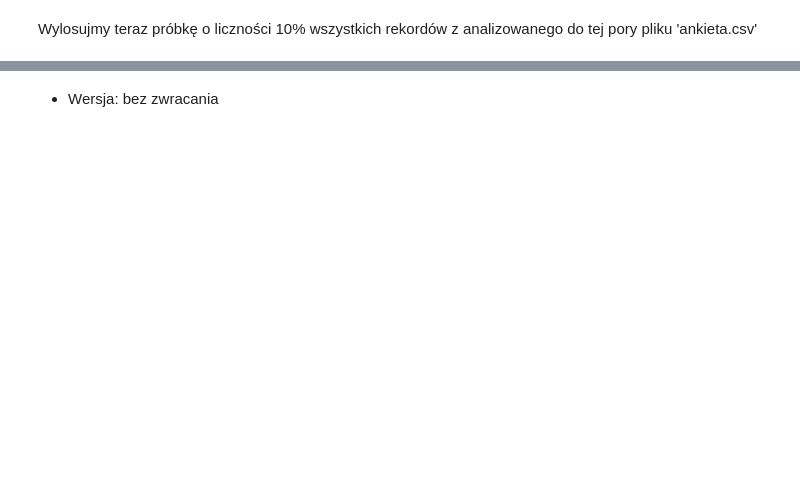
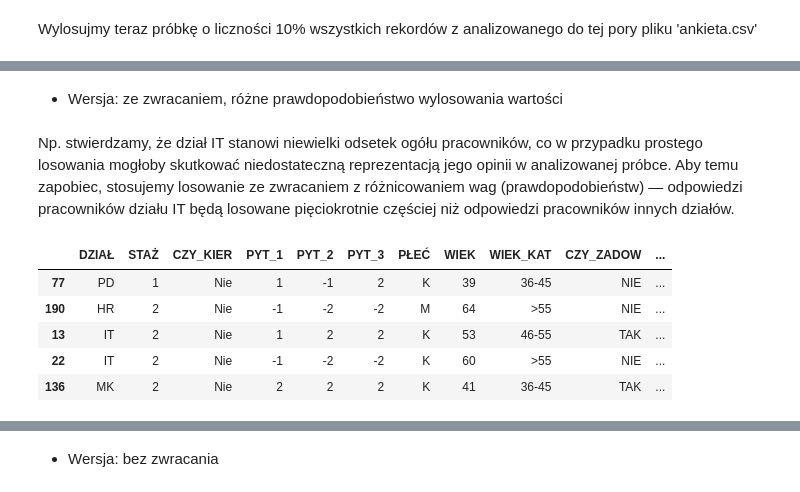
Before and after one commit to Jagaxxx/ADA_raporty, a Jupyter notebook: raport1/raport_l1.ipynb, the cells around one changed output, grey strips where cells are left out. Saved outputs shown, nothing was run; the diff lists cells and outputs as text; code cells hidden in the pictures; blank space fills up the shorter version.

```diff
--- a/raport1/raport_l1.ipynb
+++ b/raport1/raport_l1.ipynb
@@ -542,0 +579,19 @@ repeated
+# %% [markdown]
+- Wersja: ze zwracaniem, różne prawdopodobieństwo wylosowania wartości
+# %% [markdown]
+Np. stwierdzamy, że dział IT stanowi niewielki odsetek ogółu pracowników, co w przypadku prostego losowania mogłoby skutkować niedostateczną reprezentacją jego opinii w analizowanej próbce. Aby temu zapobiec, stosujemy losowanie ze zwracaniem z różnicowaniem wag (prawdopodobieństw) — odpowiedzi pracowników działu IT będą losowane pięciokrotnie częściej niż odpowiedzi pracowników innych działów.
+# %%
+weights = data["DZIAŁ"].apply(lambda x: 5 if x == "IT" else 1).astype(float)
+probs = weights / weights.sum()
+
+sample_with_prob = np.random.choice(data.index, size=sample10_percent, replace=True, p=probs.values)
+
+frame_with_prob = data.loc[sample_with_prob]
+frame_with_prob.head()
+# %% [output]
+|  | DZIAŁ | STAŻ | CZY_KIER | PYT_1 | PYT_2 | PYT_3 | PŁEĆ | WIEK | WIEK_KAT | CZY_ZADOW | ... |
+| 77 | PD | 1 | Nie | 1 | -1 | 2 | K | 39 | 36-45 | NIE | ... |
+| 190 | HR | 2 | Nie | -1 | -2 | -2 | M | 64 | >55 | NIE | ... |
+| 13 | IT | 2 | Nie | 1 | 2 | 2 | K | 53 | 46-55 | TAK | ... |
+| 22 | IT | 2 | Nie | -1 | -2 | -2 | K | 60 | >55 | NIE | ... |
+| 136 | MK | 2 | Nie | 2 | 2 | 2 | K | 41 | 36-45 | TAK | ... |
```
Also changed, not shown: parts of 68 cells of this notebook.
